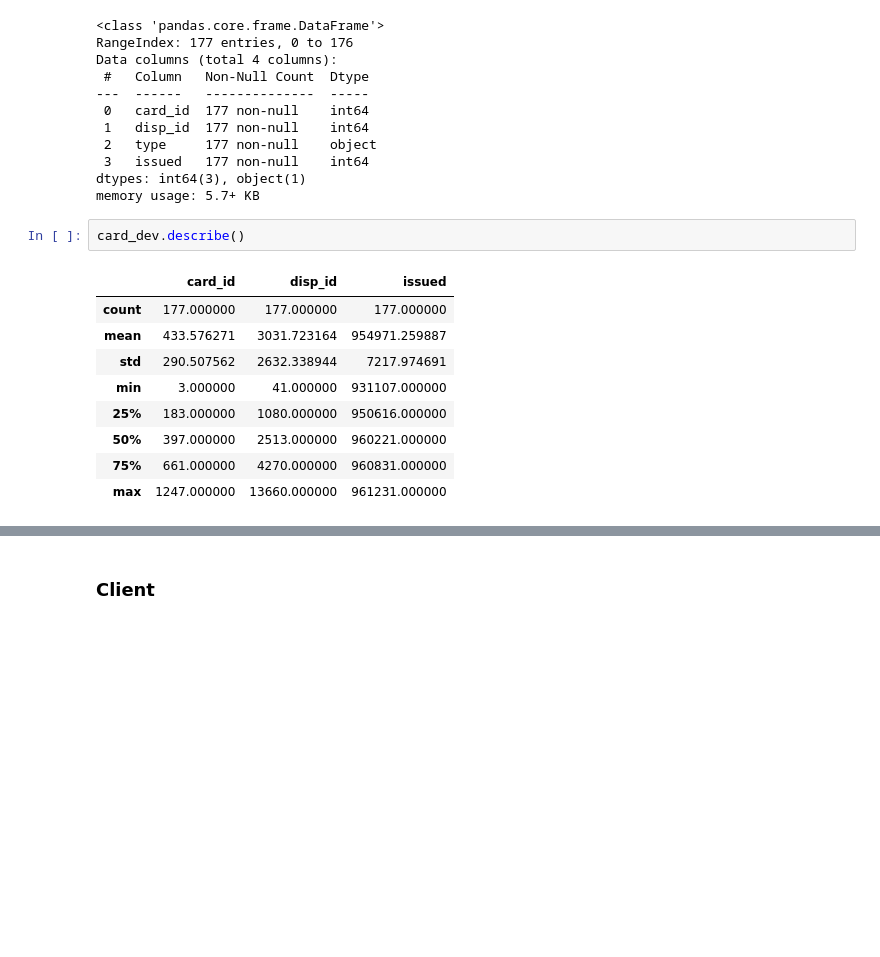
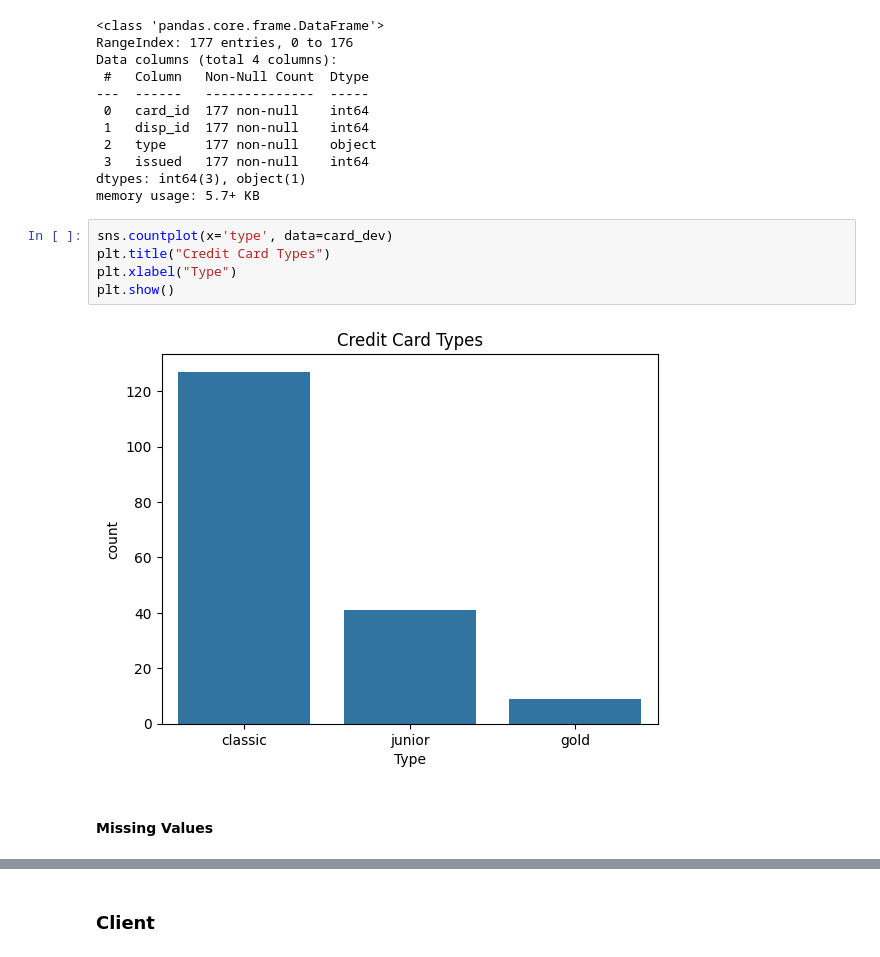
Before and after one commit to DanielaTomas/FCUP-DM1, a Jupyter notebook: DM1.ipynb, the cells around one changed output, grey strips where cells are left out. Cells and saved outputs as stored; diff of their text form; blank space fills up the shorter version.

```diff
--- a/DM1.ipynb
+++ b/DM1.ipynb
@@ -96,15 +121,12 @@ Data columns (total 4 columns):
  3   issued   177 non-null    int64
 dtypes: int64(3), object(1)
 memory usage: 5.7+ KB
-# %%
-card_dev.describe()
-# %% [output]
-|  | card_id | disp_id | issued |
-| count | 177.000000 | 177.000000 | 177.000000 |
-| mean | 433.576271 | 3031.723164 | 954971.259887 |
-| std | 290.507562 | 2632.338944 | 7217.974691 |
-| min | 3.000000 | 41.000000 | 931107.000000 |
-| 25% | 183.000000 | 1080.000000 | 950616.000000 |
-| 50% | 397.000000 | 2513.000000 | 960221.000000 |
-| 75% | 661.000000 | 4270.000000 | 960831.000000 |
-| max | 1247.000000 | 13660.000000 | 961231.000000 |
+# %%
+sns.countplot(x='type', data=card_dev)
+plt.title("Credit Card Types")
+plt.xlabel("Type")
+plt.show()
+# %% [output]
+[figure, added]
+# %% [markdown]
+#### Missing Values
```
Also changed, not shown: parts of 37 cells of this notebook.
